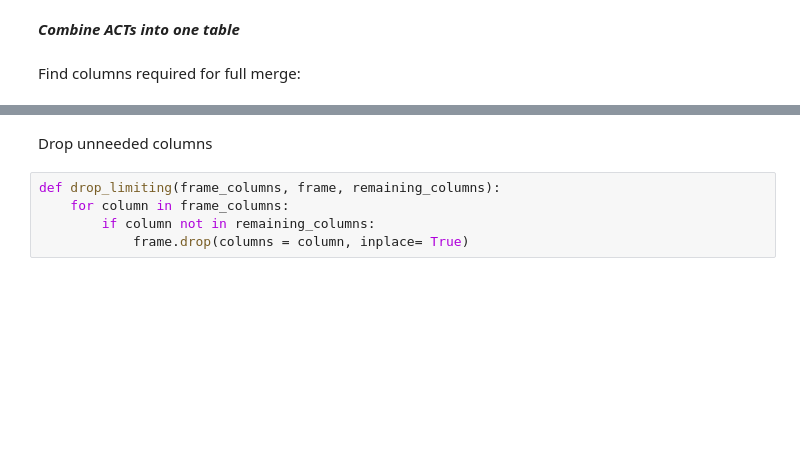
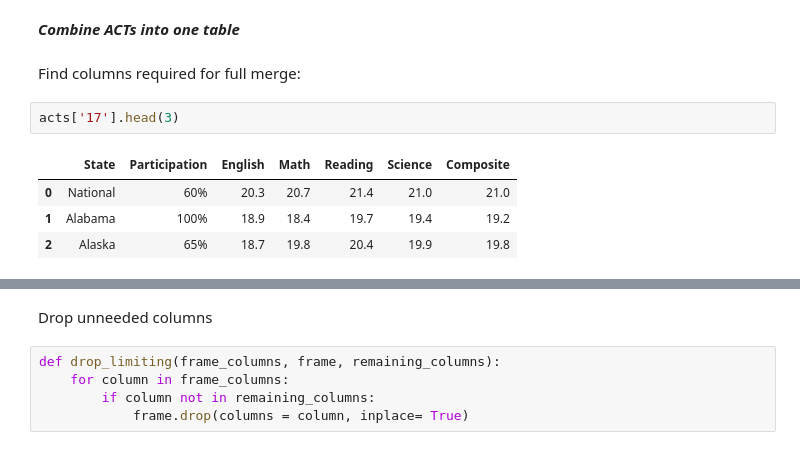
Before and after one commit to Avanyali/GA_SAT_ACT_Analysis, a Jupyter notebook: code/starter-code.ipynb, the cells around one changed output, grey strips where cells are left out. Saved outputs shown, nothing was run; the diff lists cells and outputs as text; blank space fills up the shorter version.

```diff
--- a/code/starter-code.ipynb
+++ b/code/starter-code.ipynb
@@ -70,6 +168,13 @@ sat_act = pd.read_csv(folder + 'sat_act_by_college.csv')
 ***Combine ACTs into one table***
 # %% [markdown]
 Find columns required for full merge:
+# %%
+acts['17'].head(3)
+# %% [output]
+|  | State | Participation | English | Math | Reading | Science | Composite |
+| 0 | National | 60% | 20.3 | 20.7 | 21.4 | 21.0 | 21.0 |
+| 1 | Alabama | 100% | 18.9 | 18.4 | 19.7 | 19.4 | 19.2 |
+| 2 | Alaska | 65% | 18.7 | 19.8 | 20.4 | 19.9 | 19.8 |
 # %%
 columns17 = acts['17'].columns.tolist()
 columns18 = acts['18'].columns.tolist()
```
Also changed, not shown: parts of 64 cells of this notebook.
